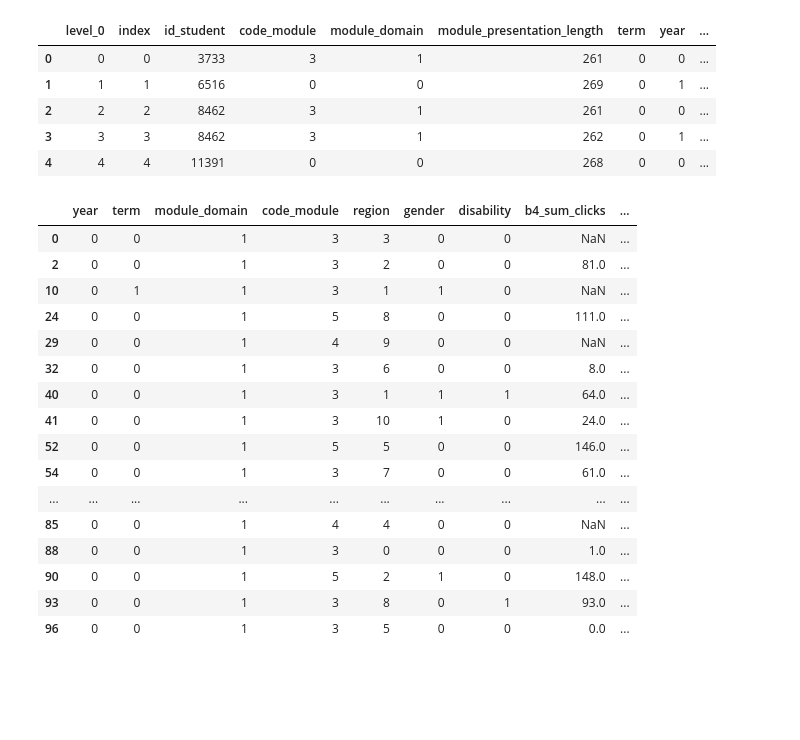
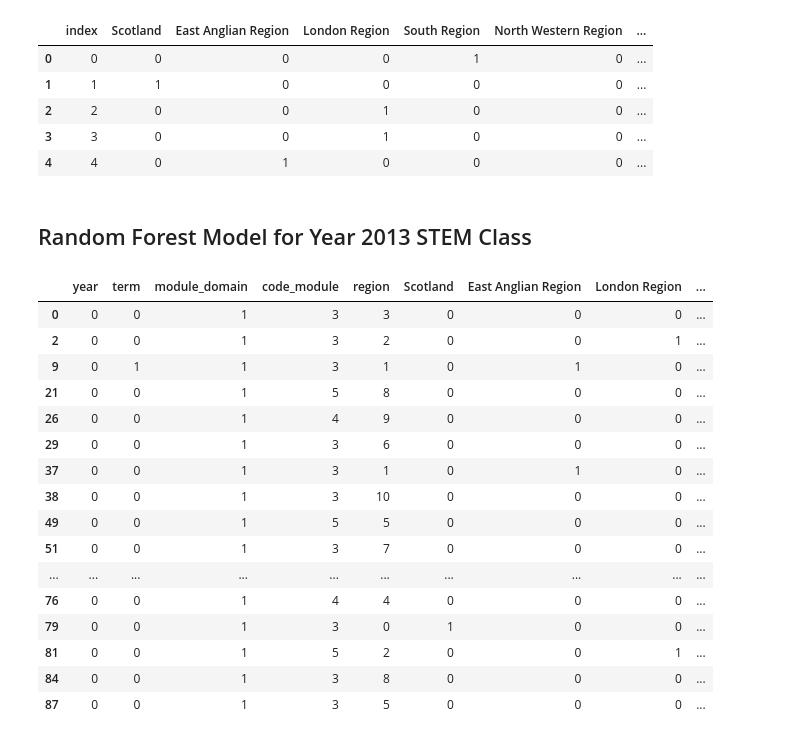
Before and after one commit to georgetown-analytics/University-Learning-Analytics, a Jupyter notebook: code/modeling/Random_Forest.ipynb, the cells around one changed output. Cells and saved outputs as stored; diff of their text form; code cells hidden in the pictures; blank space fills up the shorter version.

```diff
--- a/code/modeling/Random_Forest.ipynb
+++ b/code/modeling/Random_Forest.ipynb
@@ -21,42 +21,48 @@ def disconnectDB():
 # %%
 # connect to "Dataset" DB
 conn = connectDB("Dataset")
 
 # extract everything from 'table_name' into a dataframe
-df = pd_sql.read_sql(f"select * from public.\"featureSTG\" ", con=conn)
+df = pd_sql.read_sql(f"select * from public.\"FinalData\" ", con=conn)
 pd.set_option('display.max_column',50)
 df.head()
 # %% [output]
-|  | level_0 | index | id_student | code_module | module_domain | module_presentation_length | term | year | ... |
-| 0 | 0 | 0 | 3733 | 3 | 1 | 261 | 0 | 0 | ... |
-| 1 | 1 | 1 | 6516 | 0 | 0 | 269 | 0 | 1 | ... |
-| 2 | 2 | 2 | 8462 | 3 | 1 | 261 | 0 | 0 | ... |
-| 3 | 3 | 3 | 8462 | 3 | 1 | 262 | 0 | 1 | ... |
-| 4 | 4 | 4 | 11391 | 0 | 0 | 268 | 0 | 0 | ... |
+|  | index | Scotland | East Anglian Region | London Region | South Region | North Western Region | ... |
+| 0 | 0 | 0 | 0 | 0 | 1 | 0 | ... |
+| 1 | 1 | 1 | 0 | 0 | 0 | 0 | ... |
+| 2 | 2 | 0 | 0 | 1 | 0 | 0 | ... |
+| 3 | 3 | 0 | 0 | 1 | 0 | 0 | ... |
+| 4 | 4 | 0 | 1 | 0 | 0 | 0 | ... |
+# %% [markdown]
+## Random Forest Model for Year 2013 STEM Class
 # %%
 ## Create a temporary data frame for Year 2013 Term J and Term B STEM class
-tempDf = df[['year','term','module_domain','code_module','region','gender','disability','b4_sum_clicks','half_sum_clicks','std_half_score','date_registration','age_band','module_presentation_length','num_of_prev_attempts','final_result','highest_education','imd_band','studied_credits']]
+tempDf = df[['year','term','module_domain','code_module','region',
+             'Scotland','East Anglian Region','London Region','South Region','North Western Region','West Midlands Region',
+             'South West Region','East Midlands Region','South East Region','Wales','Yorkshire Region','North Region',
+             'gender','disability','b4_sum_clicks','half_sum_clicks','std_half_score','date_registration','age_band',
+             'module_presentation_length','num_of_prev_attempts','final_result','highest_education','imd_band','studied_credits']]
 tempDf = tempDf.loc[(tempDf.year == 0)&(tempDf.module_domain==1)]
 # Show first 20 observations of the dataset
 tempDf.head(20)
 # %% [output]
-|  | year | term | module_domain | code_module | region | gender | disability | b4_sum_clicks | ... |
-| 0 | 0 | 0 | 1 | 3 | 3 | 0 | 0 | NaN | ... |
-| 2 | 0 | 0 | 1 | 3 | 2 | 0 | 0 | 81.0 | ... |
-| 10 | 0 | 1 | 1 | 3 | 1 | 1 | 0 | NaN | ... |
-| 24 | 0 | 0 | 1 | 5 | 8 | 0 | 0 | 111.0 | ... |
-| 29 | 0 | 0 | 1 | 4 | 9 | 0 | 0 | NaN | ... |
-| 32 | 0 | 0 | 1 | 3 | 6 | 0 | 0 | 8.0 | ... |
-| 40 | 0 | 0 | 1 | 3 | 1 | 1 | 1 | 64.0 | ... |
-| 41 | 0 | 0 | 1 | 3 | 10 | 1 | 0 | 24.0 | ... |
-| 52 | 0 | 0 | 1 | 5 | 5 | 0 | 0 | 146.0 | ... |
-| 54 | 0 | 0 | 1 | 3 | 7 | 0 | 0 | 61.0 | ... |
+|  | year | term | module_domain | code_module | region | Scotland | East Anglian Region | London Region | ... |
+| 0 | 0 | 0 | 1 | 3 | 3 | 0 | 0 | 0 | ... |
+| 2 | 0 | 0 | 1 | 3 | 2 | 0 | 0 | 1 | ... |
+| 9 | 0 | 1 | 1 | 3 | 1 | 0 | 1 | 0 | ... |
+| 21 | 0 | 0 | 1 | 5 | 8 | 0 | 0 | 0 | ... |
+| 26 | 0 | 0 | 1 | 4 | 9 | 0 | 0 | 0 | ... |
+| 29 | 0 | 0 | 1 | 3 | 6 | 0 | 0 | 0 | ... |
+| 37 | 0 | 0 | 1 | 3 | 1 | 0 | 1 | 0 | ... |
+| 38 | 0 | 0 | 1 | 3 | 10 | 0 | 0 | 0 | ... |
+| 49 | 0 | 0 | 1 | 5 | 5 | 0 | 0 | 0 | ... |
+| 51 | 0 | 0 | 1 | 3 | 7 | 0 | 0 | 0 | ... |
 | ... | ... | ... | ... | ... | ... | ... | ... | ... | ... |
-| 85 | 0 | 0 | 1 | 4 | 4 | 0 | 0 | NaN | ... |
-| 88 | 0 | 0 | 1 | 3 | 0 | 0 | 0 | 1.0 | ... |
-| 90 | 0 | 0 | 1 | 5 | 2 | 1 | 0 | 148.0 | ... |
-| 93 | 0 | 0 | 1 | 3 | 8 | 0 | 1 | 93.0 | ... |
-| 96 | 0 | 0 | 1 | 3 | 5 | 0 | 0 | 0.0 | ... |
+| 76 | 0 | 0 | 1 | 4 | 4 | 0 | 0 | 0 | ... |
+| 79 | 0 | 0 | 1 | 3 | 0 | 1 | 0 | 0 | ... |
+| 81 | 0 | 0 | 1 | 5 | 2 | 0 | 0 | 1 | ... |
+| 84 | 0 | 0 | 1 | 3 | 8 | 0 | 0 | 0 | ... |
+| 87 | 0 | 0 | 1 | 3 | 5 | 0 | 0 | 0 | ... |
 # %%
 # drop missing values
 tempDf=tempDf.dropna()
```
Also changed, not shown: parts of 59 cells of this notebook.
